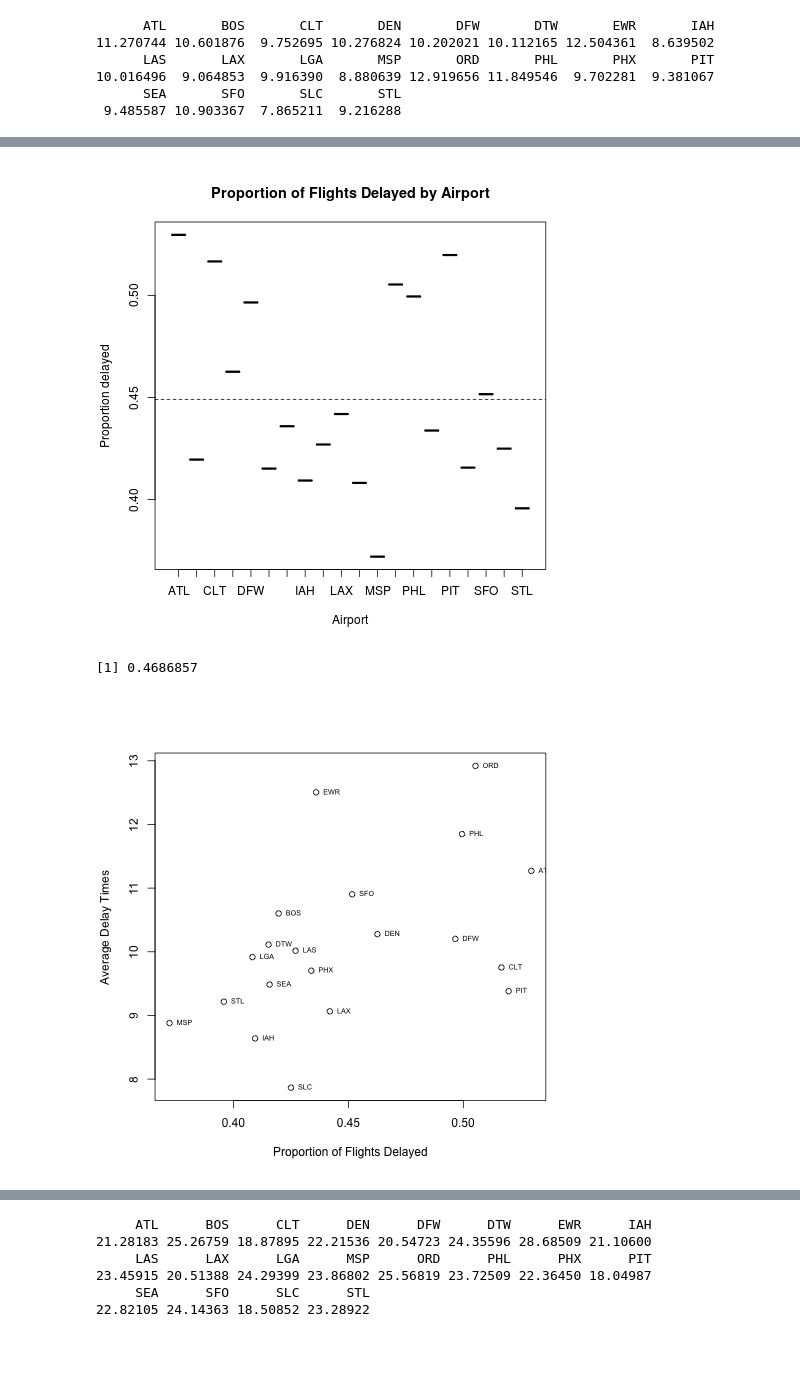
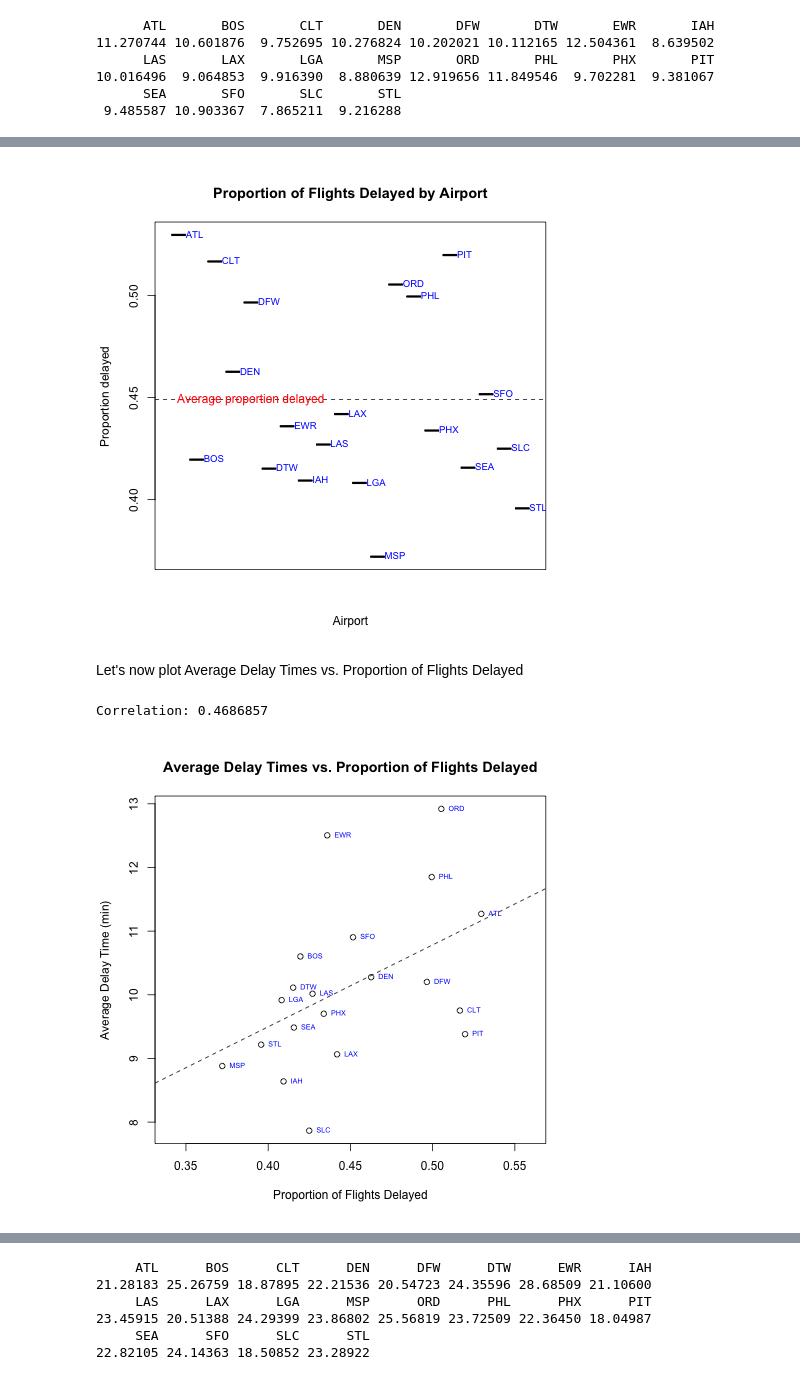
Before and after one commit to steven-hu/data-analysis-template, a Jupyter notebook: notebooks/NB3_data_analysis.ipynb, the cells around one changed output, grey strips where cells are left out. Saved outputs shown, nothing was run; the diff lists cells and outputs as text; code cells hidden in the pictures; blank space fills up the shorter version.

```diff
--- a/notebooks/NB3_data_analysis.ipynb
+++ b/notebooks/NB3_data_analysis.ipynb
@@ -92,6 +94,6 @@ for(i in 1:20){
     del=length(airport[airport != 0])
     prop=c(prop,del/total)
     }
-table=data.frame(carriers=carriers, prop=prop)
+table=data.frame(carriers=carriers, proportiondelayed=prop)
 print(table)
 # %% [output]
@@ -115,14 +117,20 @@ print(table)
 # %%
 %%R
-plot(table$carriers,table$prop,main="Proportion of Flights Delayed by Airport",xlab="Airport",ylab="Proportion delayed")
+plot(table$carriers,table$prop,main="Proportion of Flights Delayed by Airport",xlab="Airport",ylab="Proportion delayed",xaxt='n')
+text(table$carriers,table$prop,unique(data$origin),cex=0.8, pos=4,col="blue")
 abline(h=mean(table$prop),lty=2)
+text(5, 0.449, "Average proportion delayed", col = "red")
 # %% [output]
-[figure, old version]
+[figure, new version]
+# %% [markdown]
+Let's now plot Average Delay Times vs. Proportion of Flights Delayed
 # %%
 %%R
-print(cor(table$prop,avgs))
-plot(table$prop,avgs,xlab="Proportion of Flights Delayed",ylab="Average Delay Times")
-text(table$prop, avgs, carriers, cex=0.6, pos=4)
+cat("Correlation:",cor(table$prop,avgs))
+plot(table$prop,avgs,xlab="Proportion of Flights Delayed",ylab="Average Delay Time (min)",xlim=c(0.34,0.56),main="Average Delay Times vs. Proportion of Flights Delayed")
+text(table$prop, avgs, carriers, cex=0.6, pos=4,col="blue")
+res=lm(avgs~table$prop)
+abline(res,lty=2)
 # %% [output]
-[1] 0.4686857
+Correlation: 0.4686857
-[figure, old version]
+[figure, new version]
```
Also changed, not shown: parts of 18 cells of this notebook.
